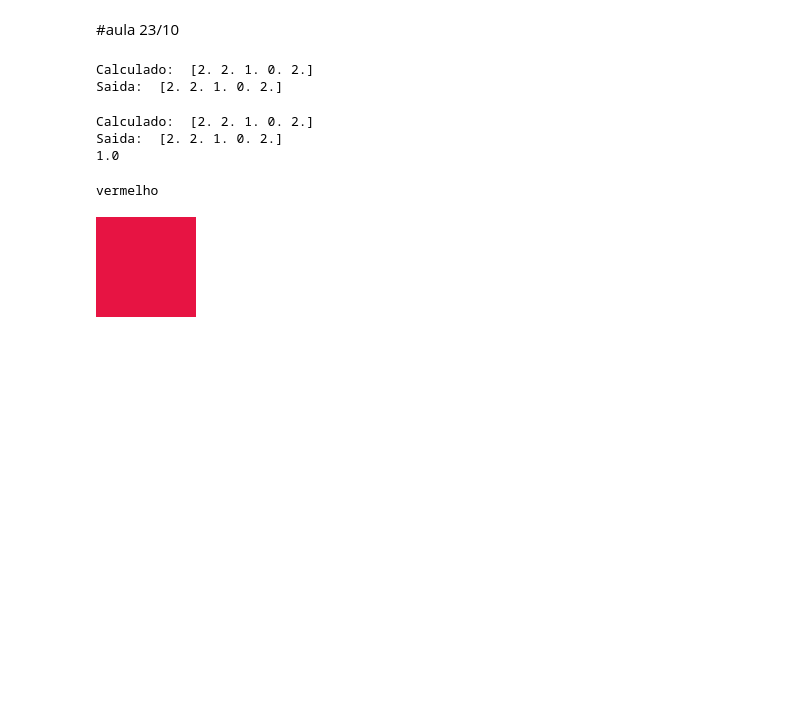
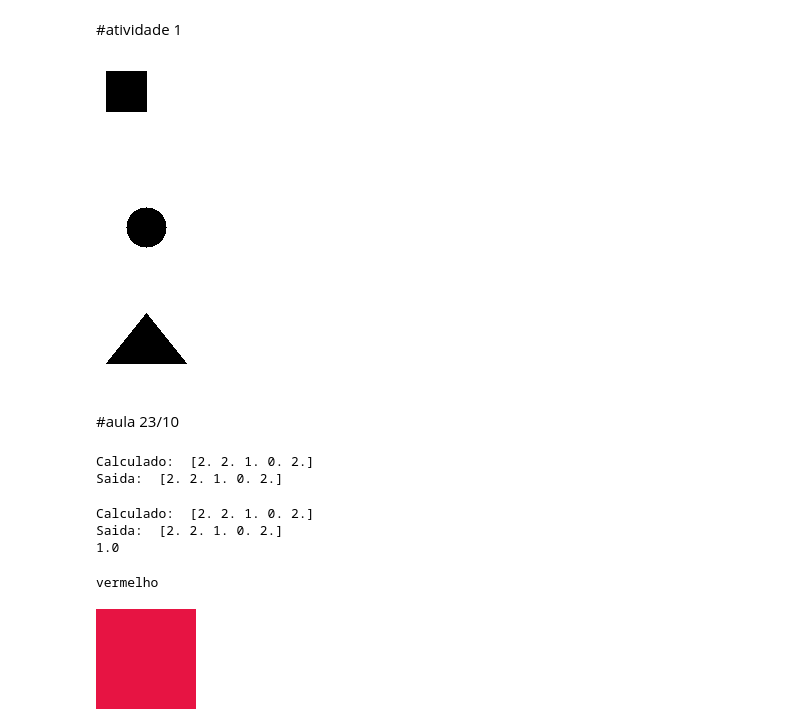
Before and after one commit to IgorB99/aula_robotica, a Jupyter notebook: aula_robotica_2020.ipynb, the cells around one changed output. Saved outputs shown, nothing was run; the diff lists cells and outputs as text; code cells hidden in the pictures; blank space fills up the shorter version.

```diff
--- a/aula_robotica_2020.ipynb
+++ b/aula_robotica_2020.ipynb
@@ -1,5 +1,60 @@
 # %% [markdown]
 <a href="https://colab.research.google.com/github/IgorB99/aula_robotica/blob/master/aula_robotica_2020.ipynb" target="_parent"><img src="https://colab.research.google.com/assets/colab-badge.svg" alt="Open In Colab"/></a>
+# %% [markdown]
+#atividade 1
+# %%
+import cv2
+import numpy as np
+from google.colab.patches import cv2_imshow
+
+def rectangle():
+  altura = 100
+  largura = 100
+  img = np.zeros([altura, largura, 3])
+  for py in range(altura):
+    for px in range(largura):
+      img[py][px][0] = 255
+      img[py][px][1] = 255
+      img[py][px][2] = 255
+  cv2.rectangle(img, (50, 50), (10, 10), (0, 0, 0), -1)
+  cv2_imshow(img)
+
+def circle():
+  altura = 100
+  largura = 100
+  img = np.zeros([altura, largura, 3])
+  for py in range(altura):
+    for px in range(largura):
+      img[py][px][0] = 255
+      img[py][px][1] = 255
+      img[py][px][2] = 255
+  cv2.circle(img, (50, 50), 20, (0, 0, 0), -1)
+  cv2_imshow(img)
+
+def triangle():
+  altura = 100
+  largura = 100
+  img = np.zeros([altura, largura, 3])
+  for py in range(altura):
+    for px in range(largura):
+      img[py][px][0] = 255
+      img[py][px][1] = 255
+      img[py][px][2] = 255
+
+  pt1 = (50, 20)
+  pt2 = (10, 70)
+  pt3 = (90, 70)
+  n = np.array([pt1, pt2, pt3])
+  cv2.drawContours(img, [n], 0, (0,0,0), -1)
+  cv2_imshow(img)
+
+rectangle()
+circle()
+triangle()
+# %% [output]
+[figure, added]
+[figure, added]
+[figure, added]
 # %% [markdown]
 #aula 23/10
 # %%
```
